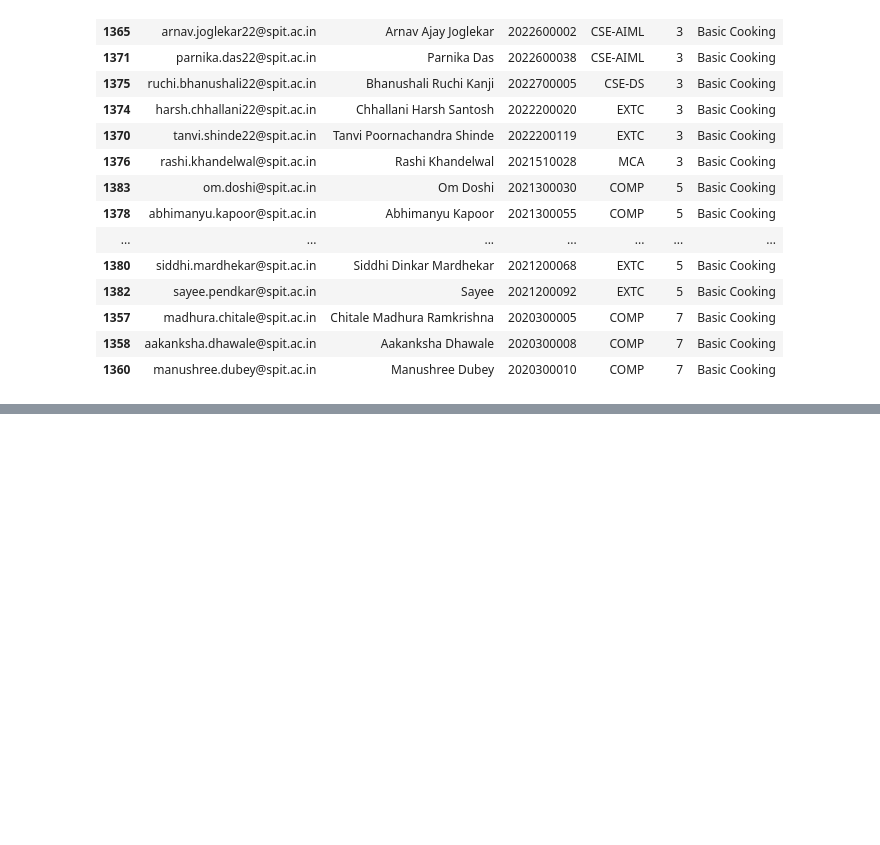
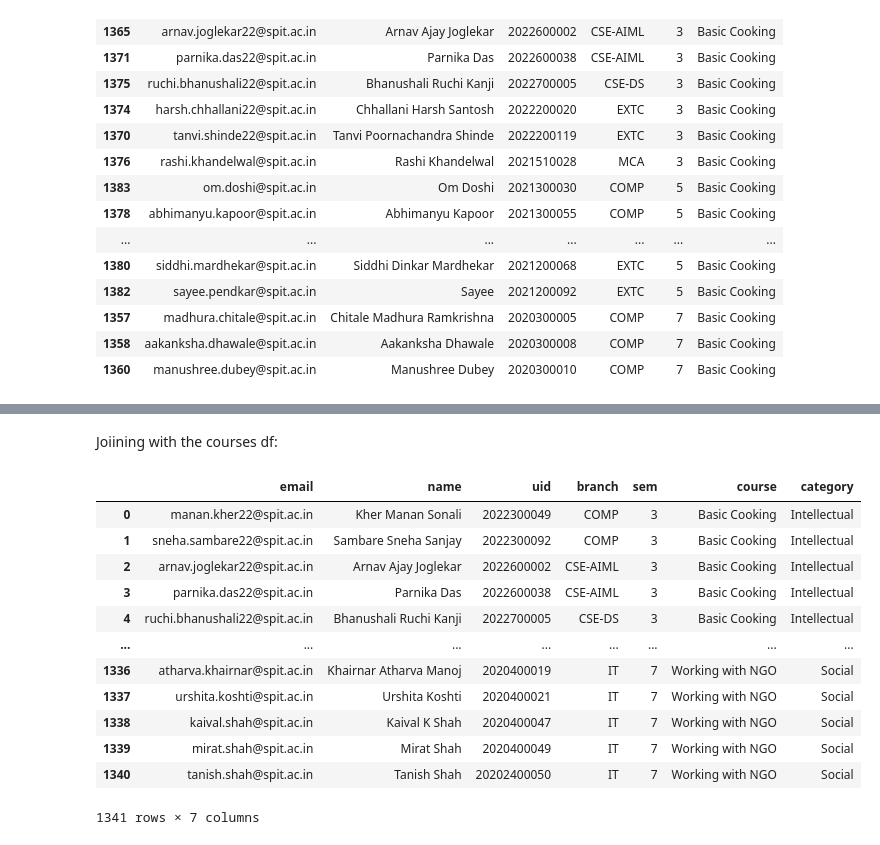
Before and after one commit to Hitstar53/SEVA-SATVA-Course-Analyzer, a Jupyter notebook: preprocessing/preprocessing-sheet3.ipynb, the cells around one changed output, grey strips where cells are left out. Saved outputs shown, nothing was run; the diff lists cells and outputs as text; code cells hidden in the pictures; blank space fills up the shorter version.

```diff
--- a/preprocess/preprocessing-sheet3.ipynb
+++ b/preprocessing/preprocessing-sheet3.ipynb
@@ -415,0 +462,21 @@ sheet3.to_csv(os.path.join(data_dir, 'sheet-3.csv'), index=False)
+# %% [markdown]
+Joiining with the courses df:
+# %%
+sheet3 = pd.read_csv(os.path.join(data_dir, 'sheet-3.csv'))
+cols_to_keep = list(sheet3.columns) + ['category']
+sheet3 = pd.merge(sheet3, courses, left_on='course', right_on='course_name')[cols_to_keep]
+sheet3
+# %% [output]
+|  | email | name | uid | branch | sem | course | category |
+| 0 | manan.kher22@spit.ac.in | Kher Manan Sonali | 2022300049 | COMP | 3 | Basic Cooking | Intellectual |
+| 1 | sneha.sambare22@spit.ac.in | Sambare Sneha Sanjay | 2022300092 | COMP | 3 | Basic Cooking | Intellectual |
+| 2 | arnav.joglekar22@spit.ac.in | Arnav Ajay Joglekar | 2022600002 | CSE-AIML | 3 | Basic Cooking | Intellectual |
+| 3 | parnika.das22@spit.ac.in | Parnika Das | 2022600038 | CSE-AIML | 3 | Basic Cooking | Intellectual |
+| 4 | ruchi.bhanushali22@spit.ac.in | Bhanushali Ruchi Kanji | 2022700005 | CSE-DS | 3 | Basic Cooking | Intellectual |
+| ... | ... | ... | ... | ... | ... | ... | ... |
+| 1336 | atharva.khairnar@spit.ac.in | Khairnar Atharva Manoj | 2020400019 | IT | 7 | Working with NGO | Social |
+| 1337 | urshita.koshti@spit.ac.in | Urshita Koshti | 2020400021 | IT | 7 | Working with NGO | Social |
+| 1338 | kaival.shah@spit.ac.in | Kaival K Shah | 2020400047 | IT | 7 | Working with NGO | Social |
+| 1339 | mirat.shah@spit.ac.in | Mirat Shah | 2020400049 | IT | 7 | Working with NGO | Social |
+| 1340 | tanish.shah@spit.ac.in | Tanish Shah | 20202400050 | IT | 7 | Working with NGO | Social |
+1341 rows × 7 columns
```
Also changed, not shown: parts of 15 cells of this notebook, 19 other files.
